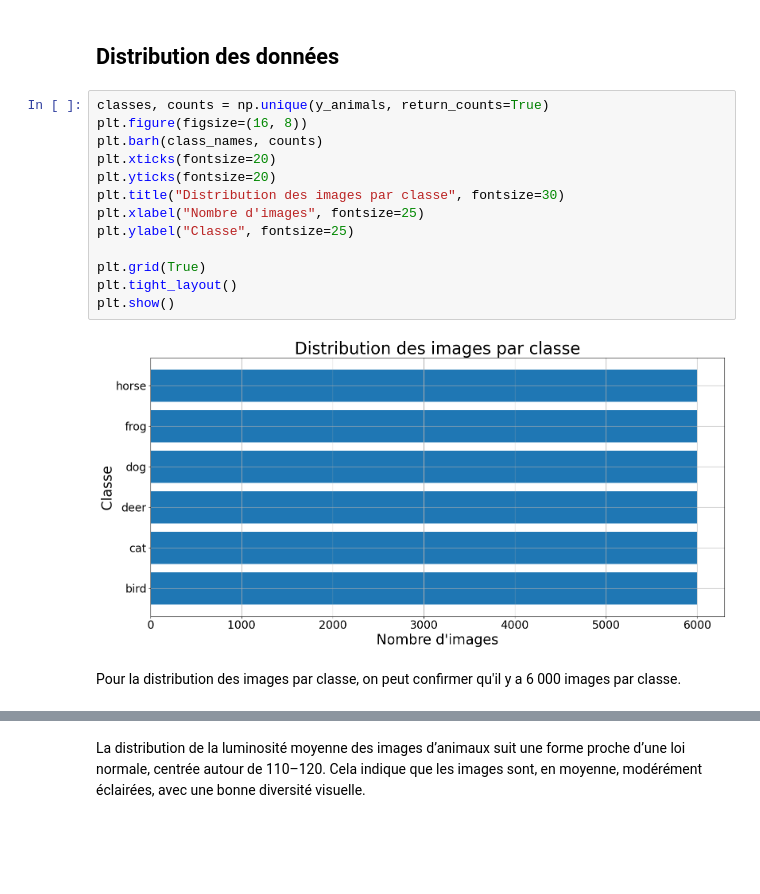
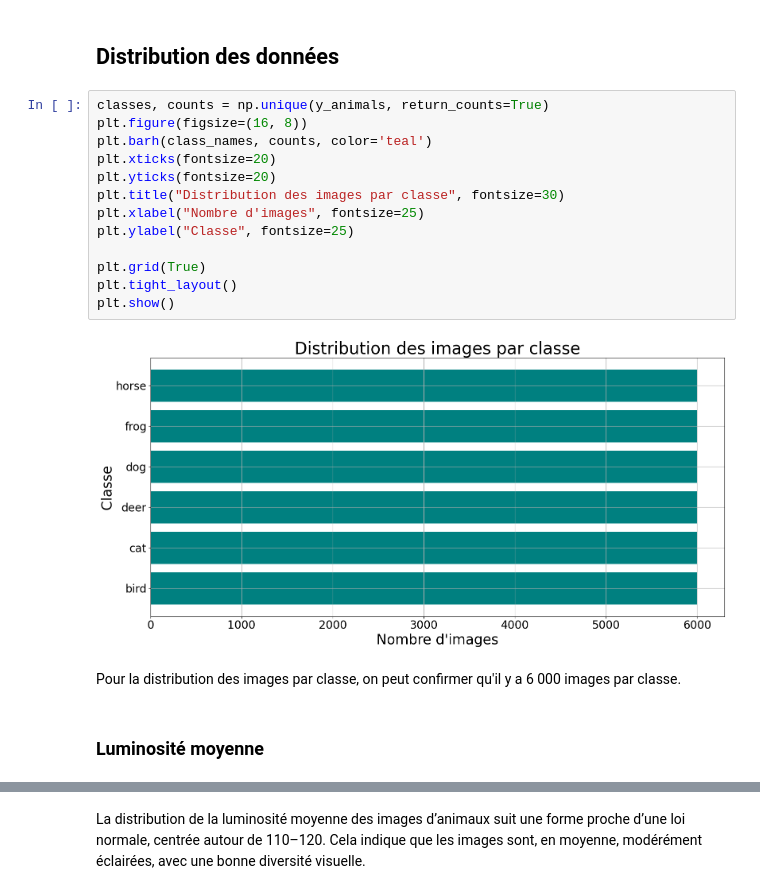
Before and after one commit to DoreneABESSOLO/NeuralZOO, a Jupyter notebook: eda.ipynb, the cells around one changed output, grey strips where cells are left out. Drawn from its saved outputs; the diff is of its cells as text; blank space fills up the shorter version.

```diff
--- a/eda.ipynb
+++ b/eda.ipynb
@@ -204,20 +204,22 @@ Ces différences de dispersion visuelle peuvent avoir un impact sur la difficult
 # %%
 classes, counts = np.unique(y_animals, return_counts=True)
 plt.figure(figsize=(16, 8))
-plt.barh(class_names, counts)
+plt.barh(class_names, counts, color='teal')
 plt.xticks(fontsize=20)
 plt.yticks(fontsize=20)
 plt.title("Distribution des images par classe", fontsize=30)
 plt.xlabel("Nombre d'images", fontsize=25)
 plt.ylabel("Classe", fontsize=25)
 
 plt.grid(True)
 plt.tight_layout()
 plt.show()
 # %% [output]
-[figure, old version]
+[figure, new version]
 # %% [markdown]
 Pour la distribution des images par classe, on peut confirmer qu'il y a 6 000 images par classe.
+# %% [markdown]
+### Luminosité moyenne
 # %%
 brightness = x_animals.mean(axis=(1, 2, 3))
 plt.figure(figsize=(8,4))
```
Also changed, not shown: parts of 18 cells of this notebook.
